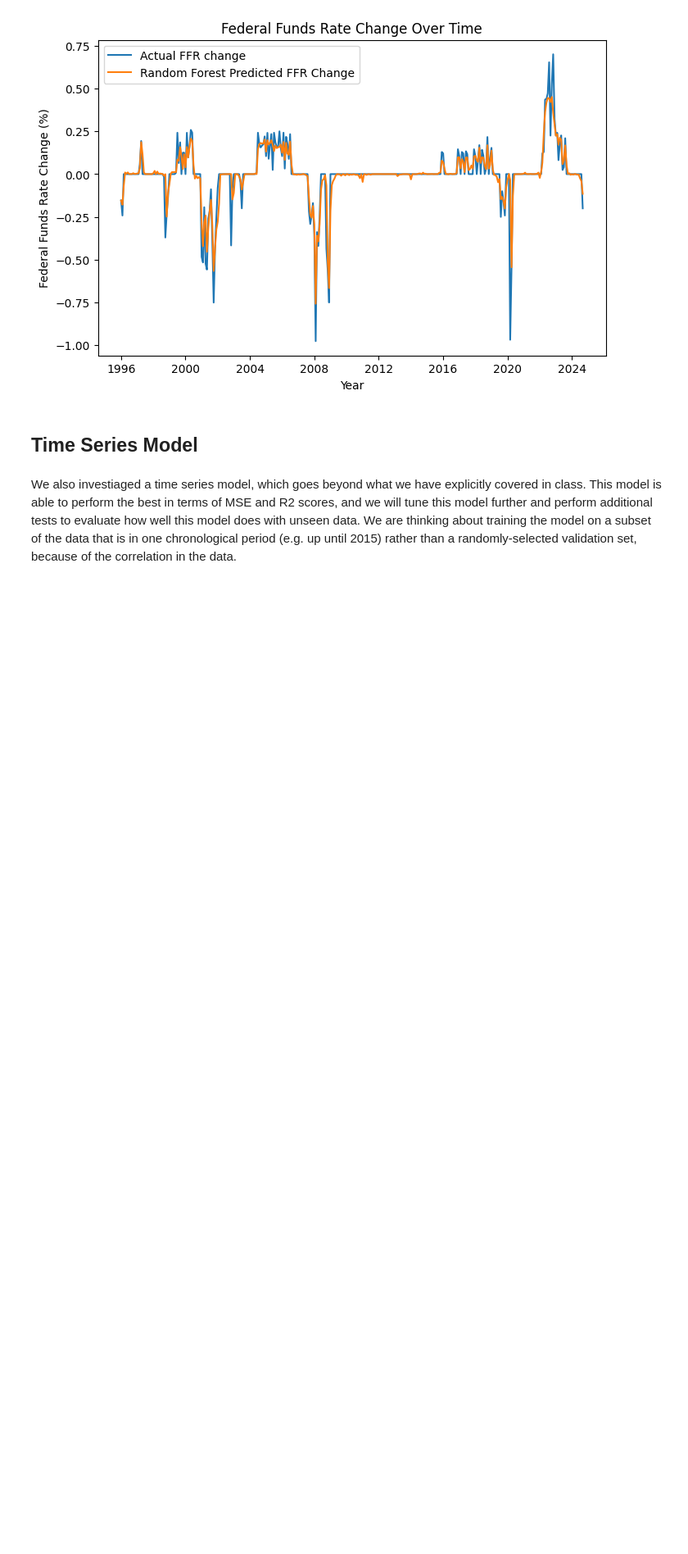
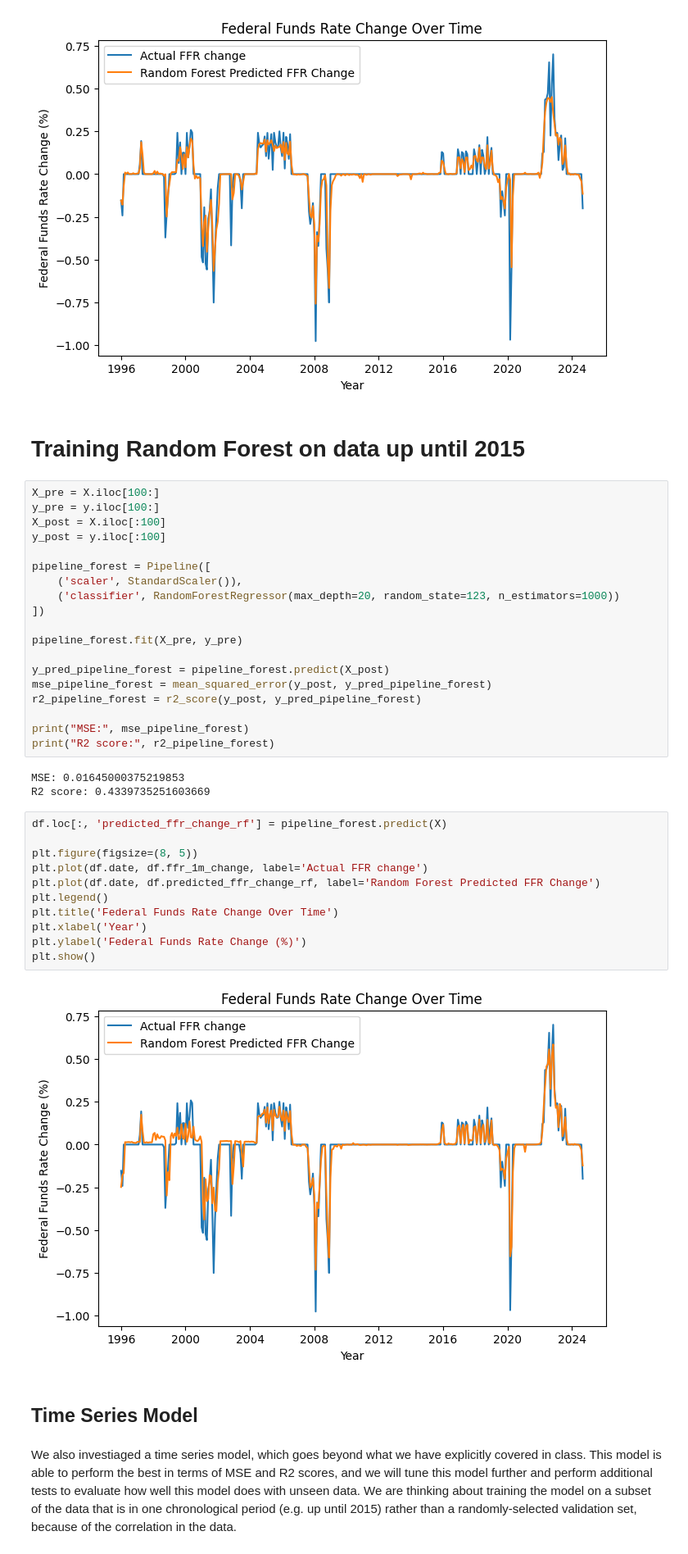
Before and after one commit to brianlzhou/109a-project, a Jupyter notebook: milestone4.ipynb, the cells around one changed output. Shown at 82% size. Cells and saved outputs as stored; diff of their text form; blank space fills up the shorter version.

```diff
--- a/milestone4.ipynb
+++ b/milestone4.ipynb
@@ -495,6 +493,43 @@ plt.ylabel('Federal Funds Rate Change (%)')
 plt.show()
 # %% [output]
 [figure]
+# %% [markdown]
+# Training Random Forest on data up until 2015
+# %%
+X_pre = X.iloc[100:]
+y_pre = y.iloc[100:]
+X_post = X.iloc[:100]
+y_post = y.iloc[:100]
+
+pipeline_forest = Pipeline([
+    ('scaler', StandardScaler()),
+    ('classifier', RandomForestRegressor(max_depth=20, random_state=123, n_estimators=1000))
+])
+
+pipeline_forest.fit(X_pre, y_pre)
+
+y_pred_pipeline_forest = pipeline_forest.predict(X_post)
+mse_pipeline_forest = mean_squared_error(y_post, y_pred_pipeline_forest)
+r2_pipeline_forest = r2_score(y_post, y_pred_pipeline_forest)
+
+print("MSE:", mse_pipeline_forest)
+print("R2 score:", r2_pipeline_forest)
+# %% [output]
+MSE: 0.01645000375219853
+R2 score: 0.4339735251603669
+# %%
+df.loc[:, 'predicted_ffr_change_rf'] = pipeline_forest.predict(X)
+
+plt.figure(figsize=(8, 5))
+plt.plot(df.date, df.ffr_1m_change, label='Actual FFR change')
+plt.plot(df.date, df.predicted_ffr_change_rf, label='Random Forest Predicted FFR Change')
+plt.legend()
+plt.title('Federal Funds Rate Change Over Time')
+plt.xlabel('Year')
+plt.ylabel('Federal Funds Rate Change (%)')
+plt.show()
+# %% [output]
+[figure, added]
 # %% [markdown]
 ## Time Series Model
 # %% [markdown]
```
Also changed, not shown: parts of 1 cell of this notebook.
